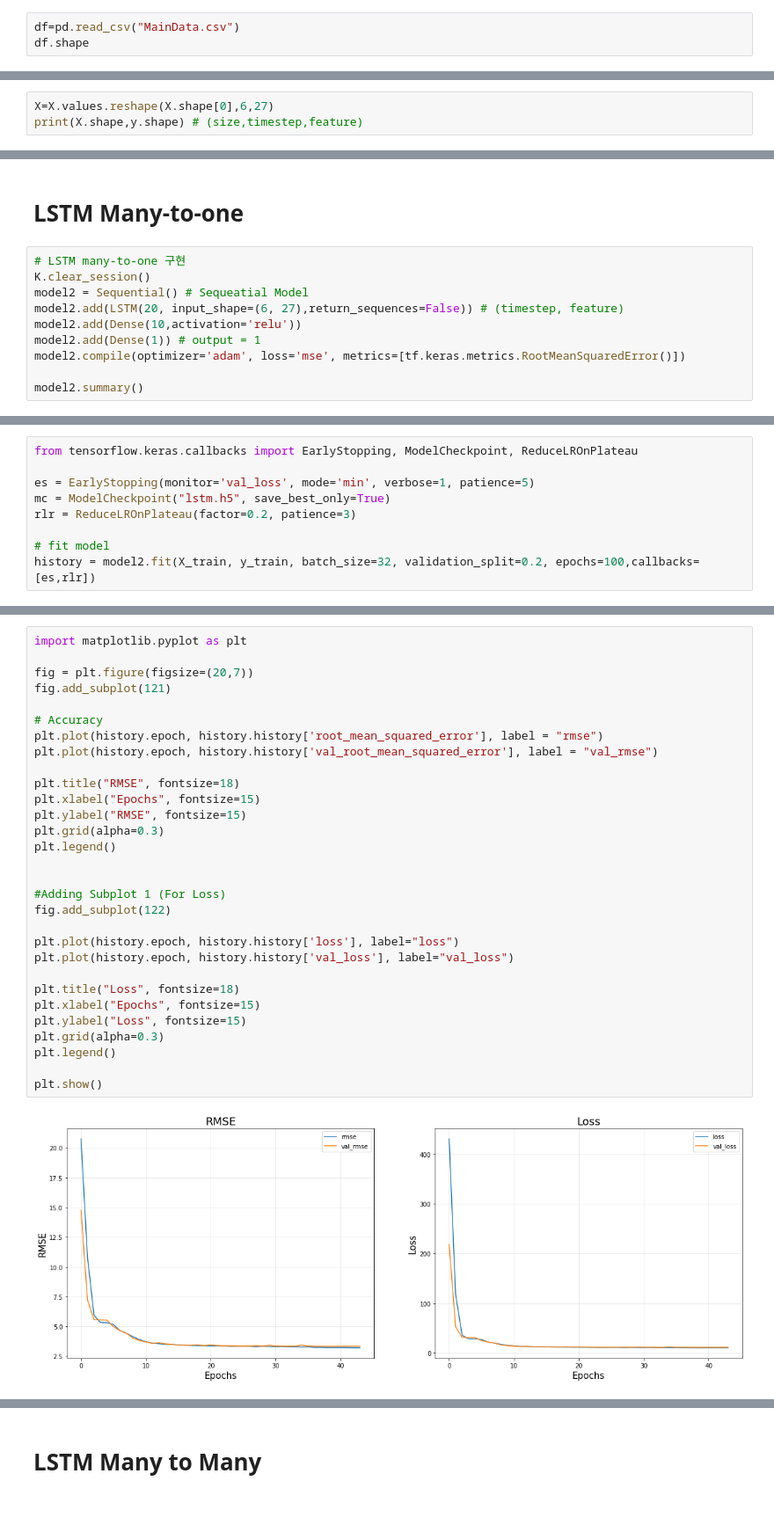
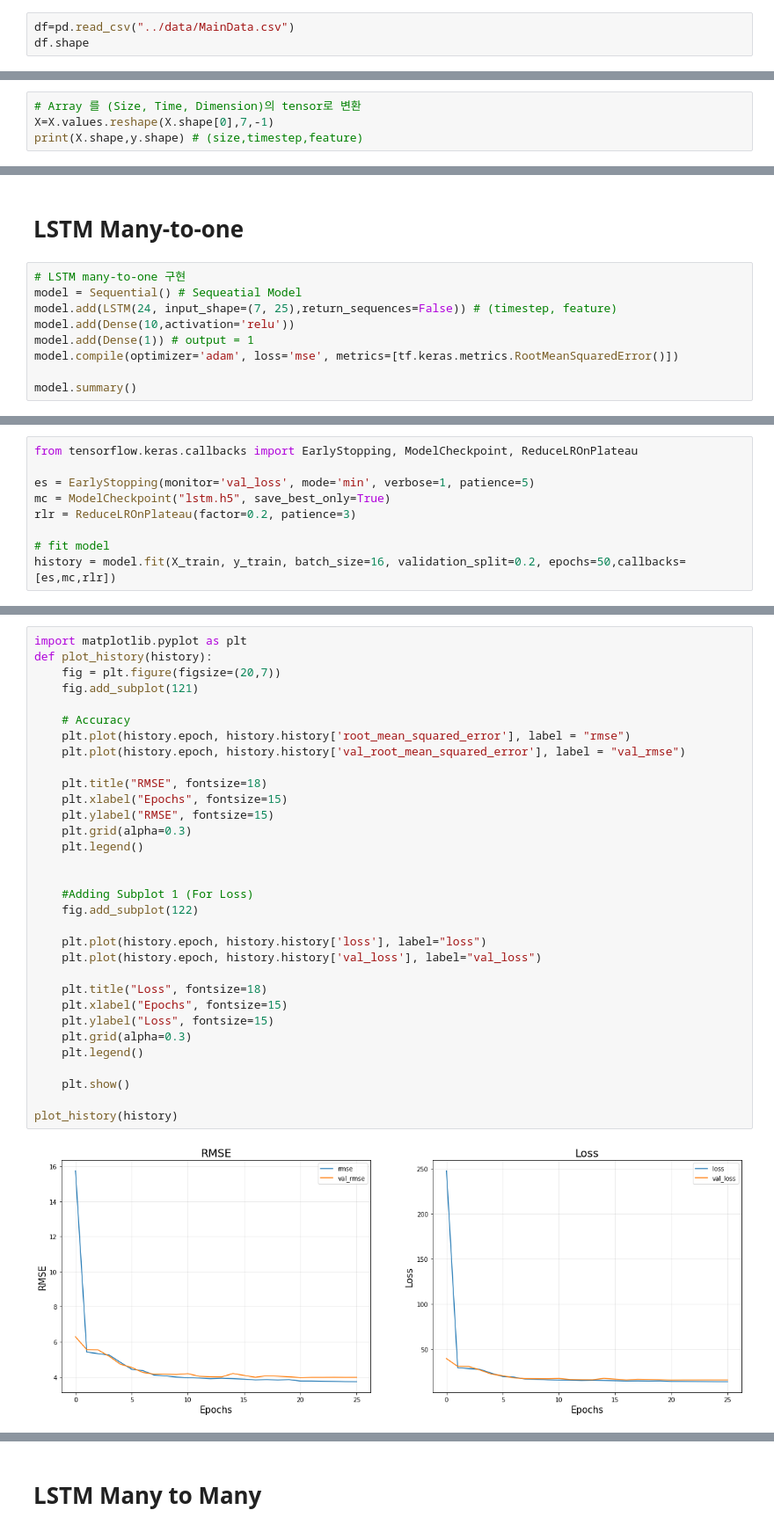
Before and after one commit to parksj2480/KLOSA, a Jupyter notebook: model/LSTM.ipynb, the cells around one changed output, grey strips where cells are left out. Shown at 88% size. Drawn from its saved outputs; the diff is of its cells as text; blank space fills up the shorter version.

Commit message:
LSTM Regression completed

```diff
--- a/model/LSTM.ipynb
+++ b/model/LSTM.ipynb
@@ -7,7 +11,7 @@ from keras.layers import LSTM
 pd.set_option('display.max_columns',None)
 pd.set_option('display.max_rows',None)
 # %%
-df=pd.read_csv("MainData.csv")
+df=pd.read_csv("../data/MainData.csv")
 df.shape
 # %% [output]
 (11092, 248)
@@ -51,4 +58,5 @@ X.shape
 # %%
-X=X.values.reshape(X.shape[0],6,27)
+# Array 를 (Size, Time, Dimension)의 tensor로 변환
+X=X.values.reshape(X.shape[0],7,-1)
 print(X.shape,y.shape) # (size,timestep,feature)
 # %% [output]
@@ -66,12 +74,11 @@ print(X_train.shape,X_test.shape)
 # LSTM Many-to-one
 # %%
 # LSTM many-to-one 구현
-K.clear_session()
-model2 = Sequential() # Sequeatial Model
-model2.add(LSTM(20, input_shape=(6, 27),return_sequences=False)) # (timestep, feature)
-model2.add(Dense(10,activation='relu'))
-model2.add(Dense(1)) # output = 1
-model2.compile(optimizer='adam', loss='mse', metrics=[tf.keras.metrics.RootMeanSquaredError()])
+model = Sequential() # Sequeatial Model
+model.add(LSTM(24, input_shape=(7, 25),return_sequences=False)) # (timestep, feature)
+model.add(Dense(10,activation='relu'))
+model.add(Dense(1)) # output = 1
+model.compile(optimizer='adam', loss='mse', metrics=[tf.keras.metrics.RootMeanSquaredError()])
 
-model2.summary()
+model.summary()
 # %% [output]
@@ -98,5 +105,5 @@ mc = ModelCheckpoint("lstm.h5", save_best_only=True)
 rlr = ReduceLROnPlateau(factor=0.2, patience=3)
 
 # fit model
-history = model2.fit(X_train, y_train, batch_size=32, validation_split=0.2, epochs=100,callbacks=[es,rlr])
+history = model.fit(X_train, y_train, batch_size=16, validation_split=0.2, epochs=50,callbacks=[es,mc,rlr])
 # %% [output]
@@ -128,33 +133,35 @@ Epoch 44: early stopping
 # %%
 import matplotlib.pyplot as plt
+def plot_history(history):
+    fig = plt.figure(figsize=(20,7))
+    fig.add_subplot(121)
 
-fig = plt.figure(figsize=(20,7))
-fig.add_subplot(121)
+    # Accuracy
+    plt.plot(history.epoch, history.history['root_mean_squared_error'], label = "rmse")
+    plt.plot(history.epoch, history.history['val_root_mean_squared_error'], label = "val_rmse")
 
-# Accuracy
-plt.plot(history.epoch, history.history['root_mean_squared_error'], label = "rmse")
-plt.plot(history.epoch, history.history['val_root_mean_squared_error'], label = "val_rmse")
-
-plt.title("RMSE", fontsize=18)
-plt.xlabel("Epochs", fontsize=15)
-plt.ylabel("RMSE", fontsize=15)
-plt.grid(alpha=0.3)
-plt.legend()
+    plt.title("RMSE", fontsize=18)
+    plt.xlabel("Epochs", fontsize=15)
+    plt.ylabel("RMSE", fontsize=15)
+    plt.grid(alpha=0.3)
+    plt.legend()
 
 
-#Adding Subplot 1 (For Loss)
-fig.add_subplot(122)
+    #Adding Subplot 1 (For Loss)
+    fig.add_subplot(122)
 
-plt.plot(history.epoch, history.history['loss'], label="loss")
-plt.plot(history.epoch, history.history['val_loss'], label="val_loss")
+    plt.plot(history.epoch, history.history['loss'], label="loss")
+    plt.plot(history.epoch, history.history['val_loss'], label="val_loss")
 
-plt.title("Loss", fontsize=18)
-plt.xlabel("Epochs", fontsize=15)
-plt.ylabel("Loss", fontsize=15)
-plt.grid(alpha=0.3)
-plt.legend()
+    plt.title("Loss", fontsize=18)
+    plt.xlabel("Epochs", fontsize=15)
+    plt.ylabel("Loss", fontsize=15)
+    plt.grid(alpha=0.3)
+    plt.legend()
 
-plt.show()
+    plt.show()
+
+plot_history(history)
 # %% [output]
-[figure, old version]
+[figure, new version]
 # %%
```
Also changed, not shown: parts of 25 cells of this notebook, 7 other files.
